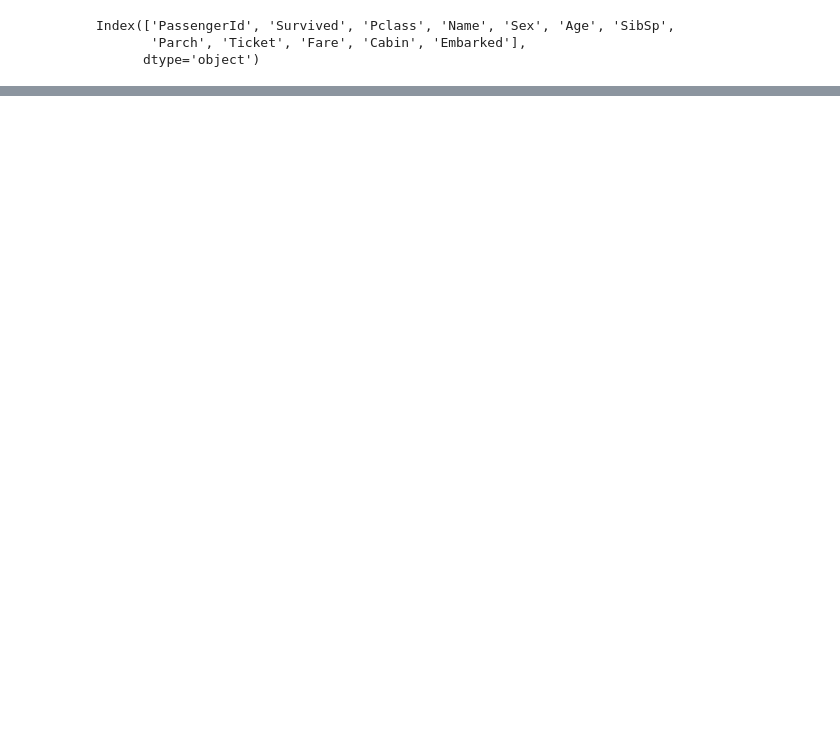
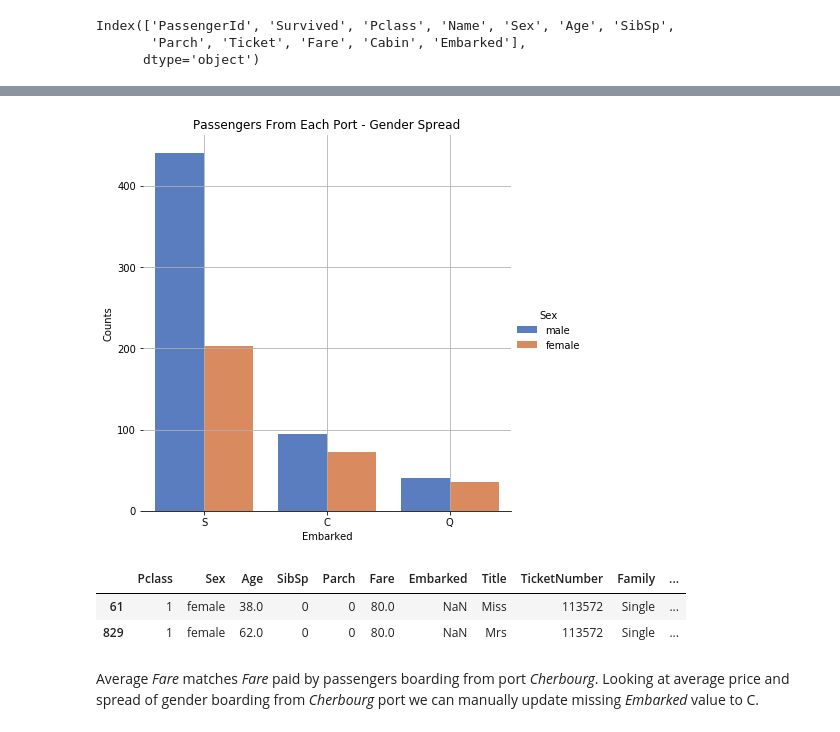
Before and after one commit to akulapa/Data622-HW2, a Jupyter notebook: EDA01.ipynb, the cells around one changed output, grey strips where cells are left out. Drawn from its saved outputs; the diff is of its cells as text; code cells hidden in the pictures; blank space fills up the shorter version.

```diff
--- a/EDA01.ipynb
+++ b/EDA01.ipynb
@@ -283,0 +396,3 @@ array([ 0.022     ,  0.996     ,  0.848     ,  0.95      ,  0.        ,
+# %%
+df = pipelineOutput.groupby(['Embarked', 'Sex']).size().sort_values(ascending=False).reset_index(name='count')
+df
@@ -283,0 +407,19 @@ array([ 0.022     ,  0.996     ,  0.848     ,  0.95      ,  0.        ,
+# %%
+# Passengers From Each Port - Gender Spread
+g = sns.catplot(x="Embarked", y="count", hue="Sex", data=df,
+                height=6, kind="bar", palette="muted")
+g.despine(left=True)
+g.set_ylabels("Counts")
+plt.title("Passengers From Each Port - Gender Spread", fontsize=12);
+plt.grid(True)
+# %% [output]
+[figure, added]
+# %%
+#Null value rows for Embarked column
+pipelineOutput[pipelineOutput['Embarked'].isnull()]
+# %% [output]
+|  | Pclass | Sex | Age | SibSp | Parch | Fare | Embarked | Title | TicketNumber | Family | ... |
+| 61 | 1 | female | 38.0 | 0 | 0 | 80.0 | NaN | Miss | 113572 | Single | ... |
+| 829 | 1 | female | 62.0 | 0 | 0 | 80.0 | NaN | Mrs | 113572 | Single | ... |
+# %% [markdown]
+Average _Fare_ matches _Fare_ paid by passengers boarding from port _Cherbourg_. Looking at average price and spread of gender boarding from _Cherbourg_ port we can manually update missing _Embarked_ value to C.
```
Also changed, not shown: parts of 76 cells of this notebook.
